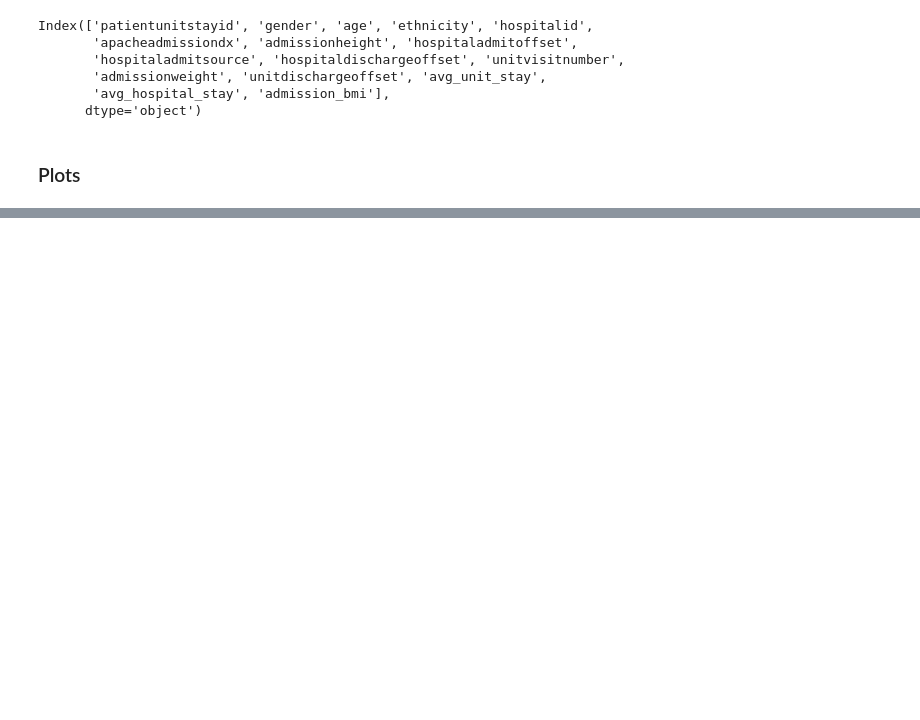
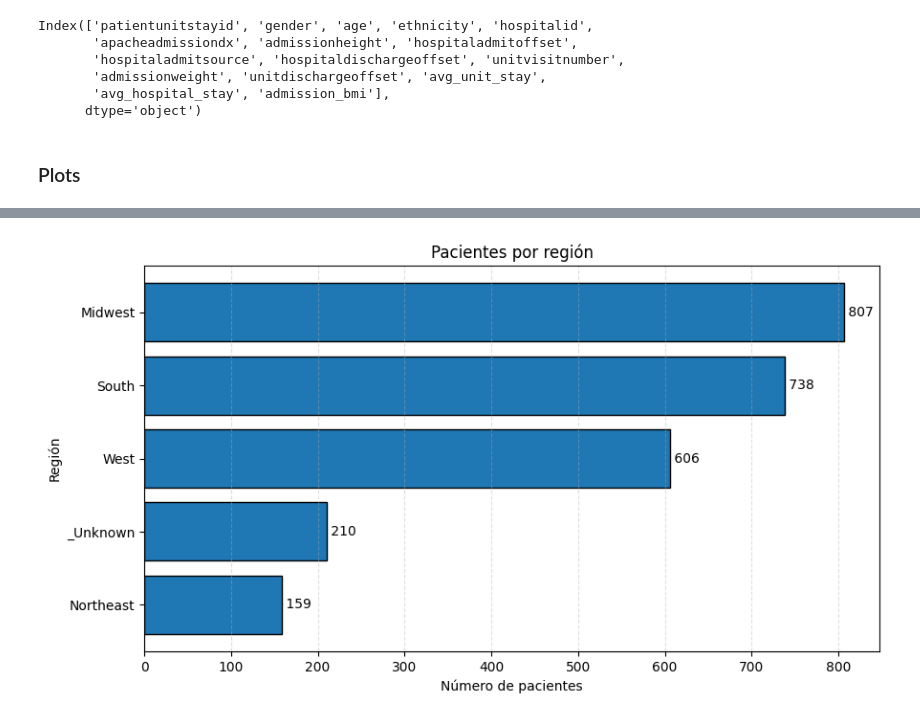
Before and after one commit to Cortijo02/VISDAT, a Jupyter notebook: app/src/plots.ipynb, the cells around one changed output, grey strips where cells are left out. Cells and saved outputs as stored; diff of their text form; code cells hidden in the pictures; blank space fills up the shorter version.

```diff
--- a/app/src/plots.ipynb
+++ b/app/src/plots.ipynb
@@ -266,12 +650 @@ df_patient.head()
 | 4 | 145427 | Male | 61 | Caucasian | 68 | Gi Perforation/Rupture, Surgery For | 177.8 | ... |
-# %%
-x = pd.to_numeric(df_patient["icu_los_days"], errors="coerce").dropna()
-
-fig, ax = plt.subplots(figsize=(7, 4.5))
-ax.hist(x, bins=50, edgecolor="black")
-ax.set_title("Histograma de estancia en UCI (días)")
-ax.set_xlabel("Estancia UCI (días)")
-ax.set_ylabel("Frecuencia")
-ax.grid(True, linestyle="--", alpha=0.4)
-plt.tight_layout()
-plt.show()
@@ -285,14 +650,0 @@ x.plot
-# %%
-"""1) Histograma de estancia UCI (días)."""
-
-x = df_patient["icu_los_days"].dropna()
-
-fig, ax = plt.subplots(figsize=(7,4.5))
-
-ax.hist(x, bins=50, edgecolor="black")
-ax.set_title("Histograma de estancia en UCI (días)")
-ax.set_xlabel("Estancia UCI (días)")
-ax.set_ylabel("Frecuencia")
-ax.grid(True, linestyle="--", alpha=0.4)
-
-plt.tight_layout()
@@ -328,0 +708,3 @@ plot_bar_median_by_hospital(df_patient)
+# %%
+df_patient_region = merge_patient_with_region(df_patient, dfs["hospital"])
+df_patient_region.head()
@@ -328,0 +718,4 @@ plot_bar_median_by_hospital(df_patient)
+# %%
+plot_patients_by_region(df_patient_region);
+# %% [output]
+[figure, added]
```
Also changed, not shown: parts of 37 cells of this notebook, 12 other files.
